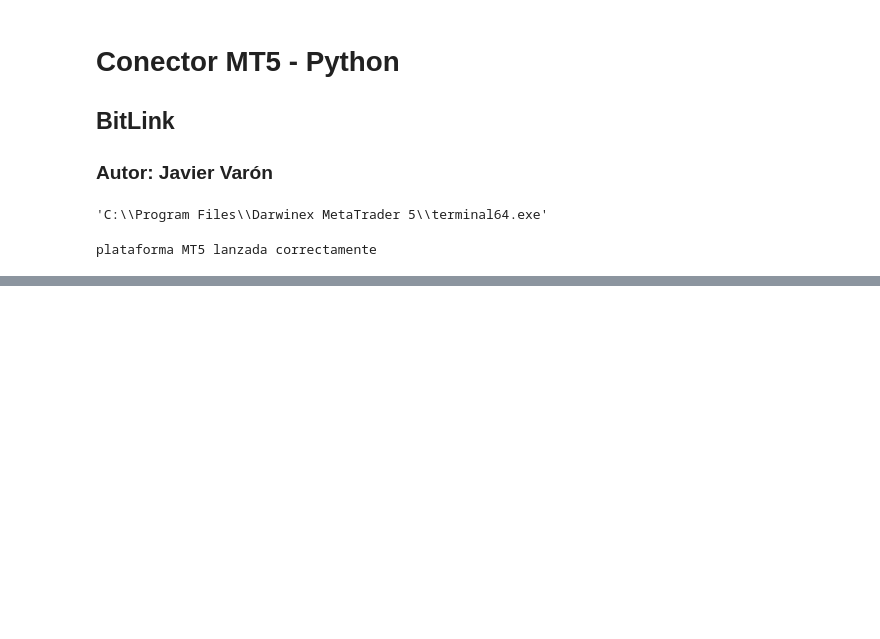
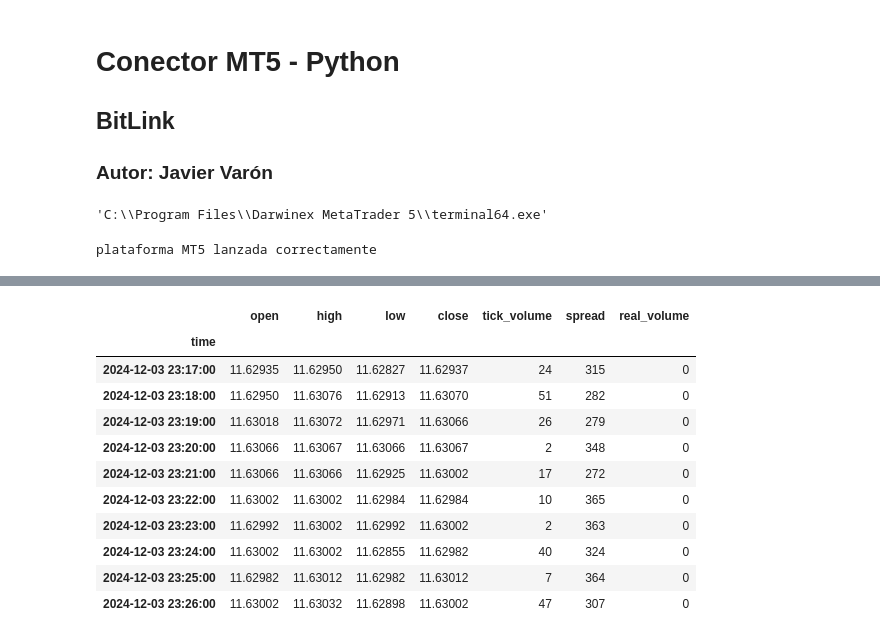
Before and after one commit to JavierVaronBueno/mt5-api-connecction, a Jupyter notebook: mt5APIConnection.ipynb, the cells around one changed output, grey strips where cells are left out. Cells and saved outputs as stored; diff of their text form; code cells hidden in the pictures; blank space fills up the shorter version.

```diff
--- a/mt5APIConnection.ipynb
+++ b/mt5APIConnection.ipynb
@@ -32,0 +182,21 @@ plataforma MT5 lanzada correctamente
+# %%
+# Recueperar los datos dado un indice y un numero de velas, siempre es recomendable usar la ultim vela cerrada (1), (0) es la vela actual
+raw_ohlc_data = mt5.copy_rates_from_pos(symbol, timeframe, 1, 10)
+df =  pd.DataFrame(raw_ohlc_data)
+# Editamos la columna time que esta en segundo par que quede en fecha, ya que esta en segundos epoch
+df['time'] =  pd.to_datetime(df['time'], unit='s')
+df.set_index('time', inplace=True)
+df # Los datos van a estar en la TZ=Asia/Nicosia y en DST US
+# %% [output]
+|  | open | high | low | close | tick_volume | spread | real_volume |
+| time |  |  |  |  |  |  |  |
+| 2024-12-03 23:17:00 | 11.62935 | 11.62950 | 11.62827 | 11.62937 | 24 | 315 | 0 |
+| 2024-12-03 23:18:00 | 11.62950 | 11.63076 | 11.62913 | 11.63070 | 51 | 282 | 0 |
+| 2024-12-03 23:19:00 | 11.63018 | 11.63072 | 11.62971 | 11.63066 | 26 | 279 | 0 |
+| 2024-12-03 23:20:00 | 11.63066 | 11.63067 | 11.63066 | 11.63067 | 2 | 348 | 0 |
+| 2024-12-03 23:21:00 | 11.63066 | 11.63066 | 11.62925 | 11.63002 | 17 | 272 | 0 |
+| 2024-12-03 23:22:00 | 11.63002 | 11.63002 | 11.62984 | 11.62984 | 10 | 365 | 0 |
+| 2024-12-03 23:23:00 | 11.62992 | 11.63002 | 11.62992 | 11.63002 | 2 | 363 | 0 |
+| 2024-12-03 23:24:00 | 11.63002 | 11.63002 | 11.62855 | 11.62982 | 40 | 324 | 0 |
+| 2024-12-03 23:25:00 | 11.62982 | 11.63012 | 11.62982 | 11.63012 | 7 | 364 | 0 |
+| 2024-12-03 23:26:00 | 11.63002 | 11.63032 | 11.62898 | 11.63002 | 47 | 307 | 0 |
```
Also changed, not shown: parts of 24 cells of this notebook.
